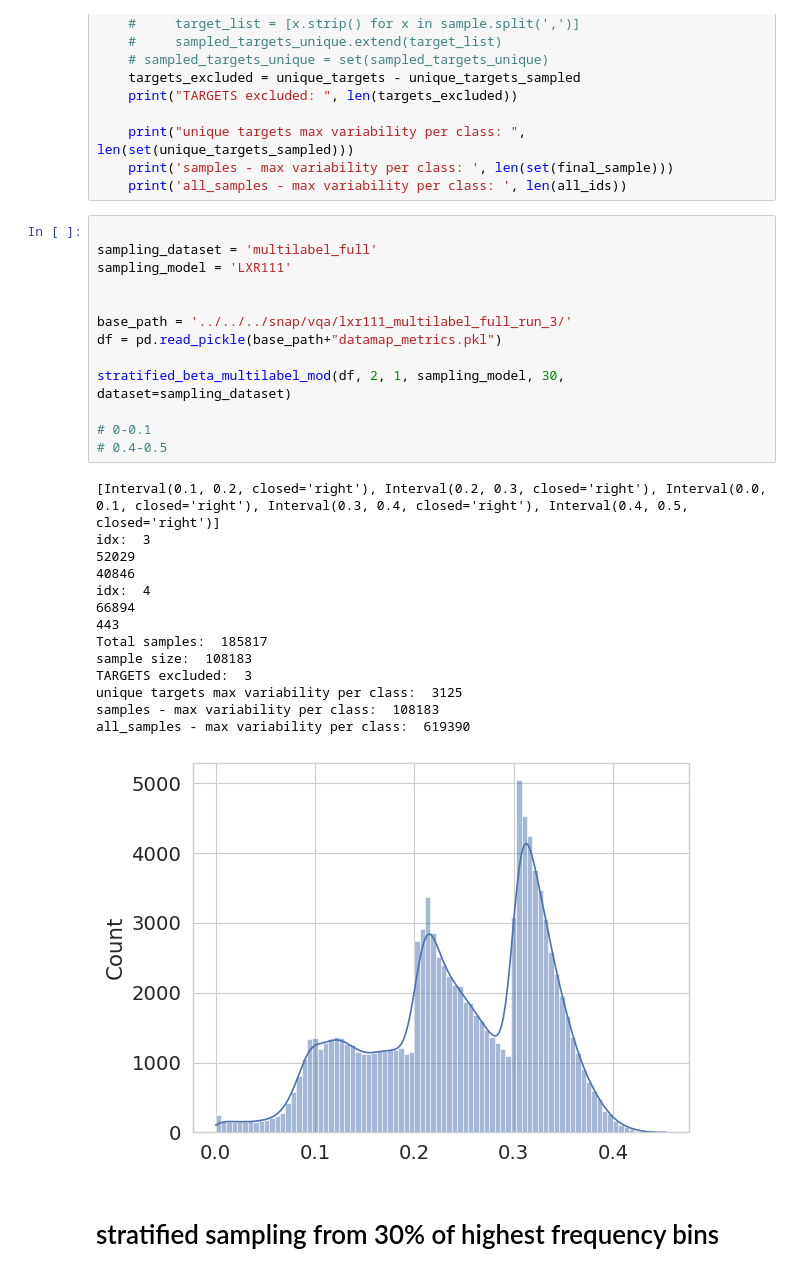
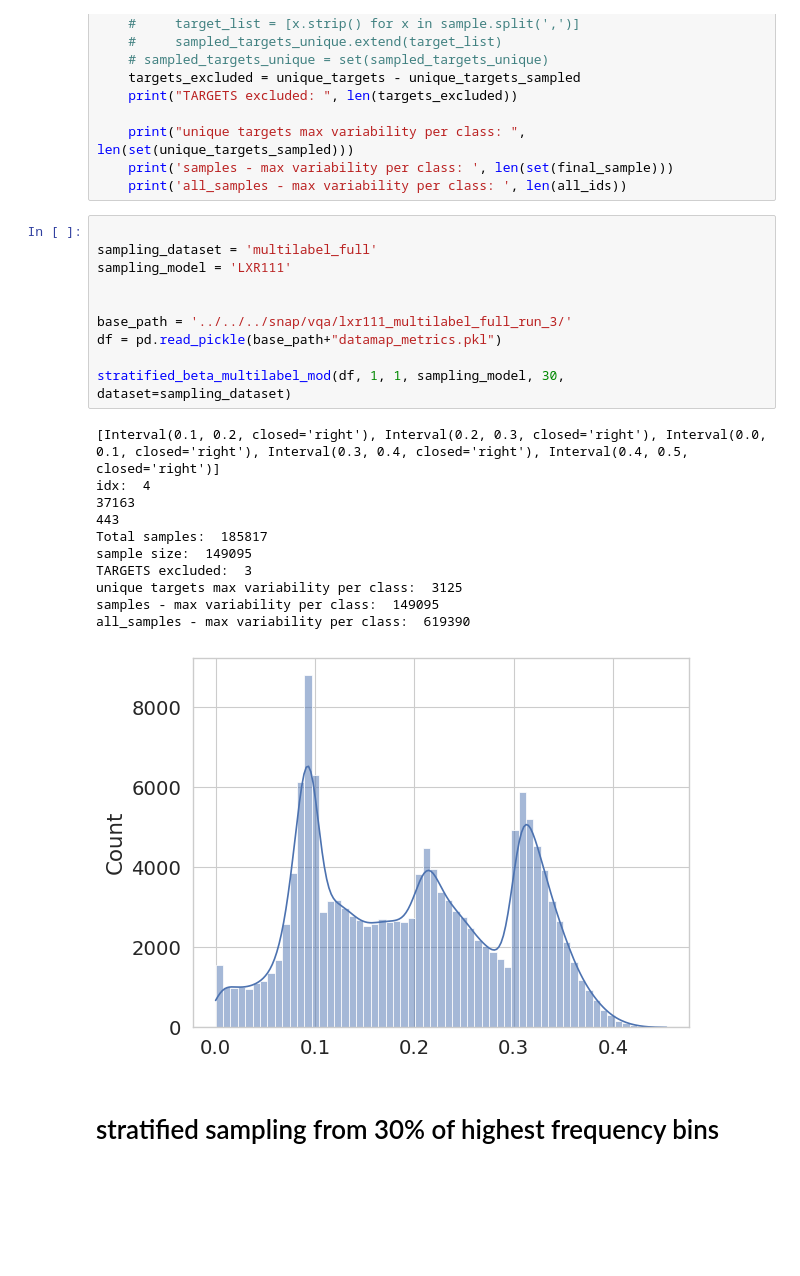
Before and after one commit to jr4fs/vl-pretraining, a Jupyter notebook: src/dataset_selection/sampling/stratified_beta_sampling.ipynb, the cells around one changed output. Saved outputs shown, nothing was run; the diff lists cells and outputs as text; blank space fills up the shorter version.

```diff
--- a/src/dataset_selection/sampling/stratified_beta_sampling.ipynb
+++ b/src/dataset_selection/sampling/stratified_beta_sampling.ipynb
@@ -242,31 +236,25 @@ def stratified_beta_multilabel_mod(df, alpha, beta, model, training_budget, data
 # %%
 
 sampling_dataset = 'multilabel_full'
 sampling_model = 'LXR111'
 
 
 base_path = '../../../snap/vqa/lxr111_multilabel_full_run_3/'
 df = pd.read_pickle(base_path+"datamap_metrics.pkl")
 
-stratified_beta_multilabel_mod(df, 2, 1, sampling_model, 30, dataset=sampling_dataset)
-
-# 0-0.1
-# 0.4-0.5
+stratified_beta_multilabel_mod(df, 1, 1, sampling_model, 30, dataset=sampling_dataset)
 # %% [output]
 [Interval(0.1, 0.2, closed='right'), Interval(0.2, 0.3, closed='right'), Interval(0.0, 0.1, closed='right'), Interval(0.3, 0.4, closed='right'), Interval(0.4, 0.5, closed='right')]
-idx:  3
-52029
-40846
 idx:  4
-66894
+37163
 443
 Total samples:  185817
-sample size:  108183
+sample size:  149095
 TARGETS excluded:  3
 unique targets max variability per class:  3125
-samples - max variability per class:  108183
+samples - max variability per class:  149095
 all_samples - max variability per class:  619390
-[figure, old version]
+[figure, new version]
 # %% [markdown]
 # stratified sampling from 30% of highest frequency bins
 # %%
```
Also changed, not shown: parts of 3 cells of this notebook.
